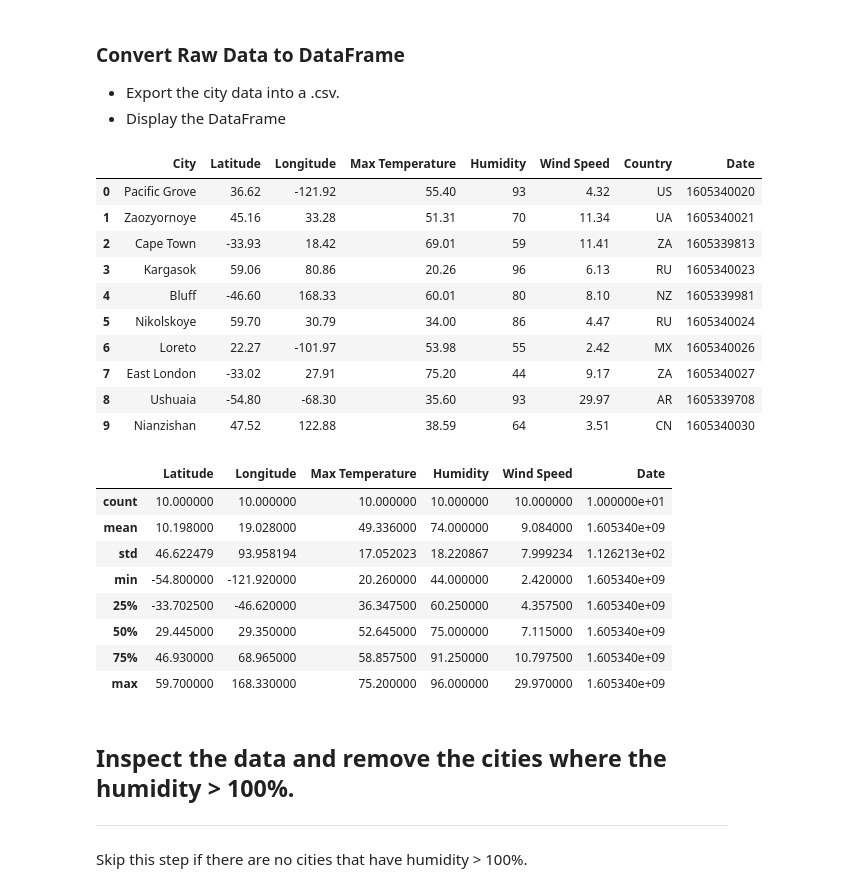
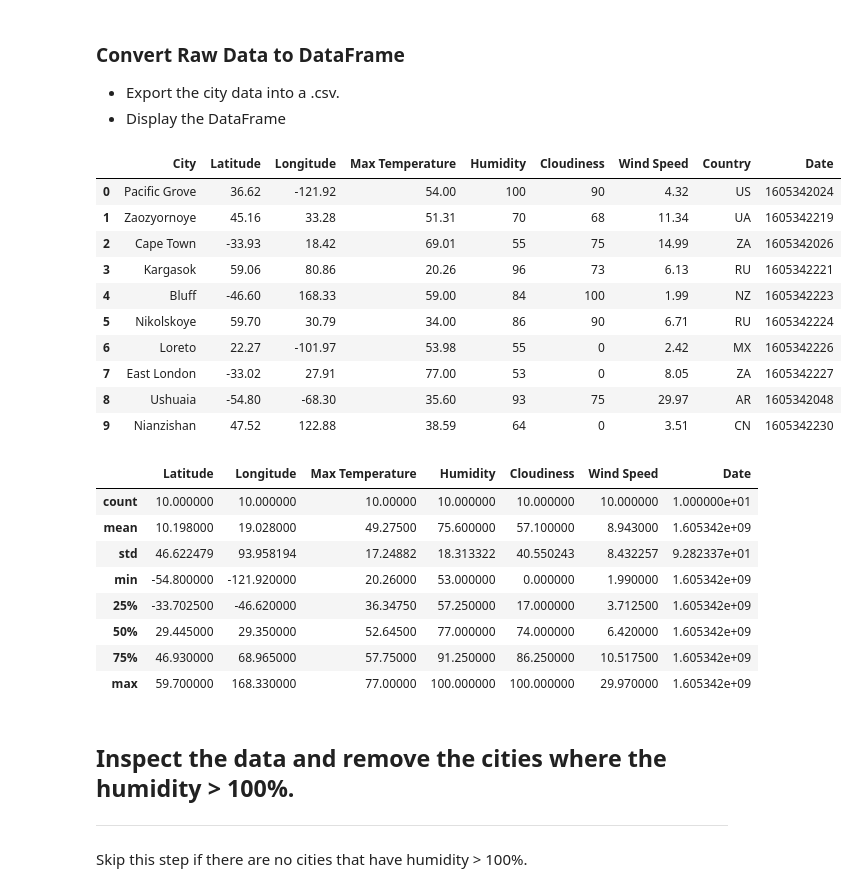
Before and after one commit to Kylmalcolm/Global-Weather-Analysis, a Jupyter notebook: WeatherPy.ipynb, the cells around one changed output. Saved outputs shown, nothing was run; the diff lists cells and outputs as text; code cells hidden in the pictures.

```diff
--- a/WeatherPy.ipynb
+++ b/WeatherPy.ipynb
@@ -56,6 +56,7 @@ lat = []
 lng = []
 max_temp = []
 humidity = []
+clouds = []
 wind_speed = []
 country = []
 date = []
@@ -66,7 +67,7 @@ print("-----------------------------")
 
 for city in cities:
 
-    time.sleep(1.)
+    time.sleep(1.25)
 
     query_url = f"{base_url}{city}&units=imperial&appid={weather_api_key}"
 
@@ -84,6 +85,7 @@ for city in cities:
         lng.append(weather_json["coord"]["lon"])
         max_temp.append(weather_json["main"]["temp_max"])
         humidity.append(weather_json["main"]["humidity"])
+        clouds.append(weather_json["clouds"]["all"])
         wind_speed.append(weather_json["wind"]["speed"])
         country.append(weather_json["sys"]["country"])
         date.append(weather_json["dt"])
@@ -117,37 +119,37 @@ Data Retrieval Complete
 * Display the DataFrame
 # %%
 weather_df = pd.DataFrame({'City':city_name, 'Latitude':lat, 'Longitude': lng, 'Max Temperature': max_temp,
-                          'Humidity':humidity, 'Wind Speed': wind_speed, 'Country':country, "Date":date})
+                          'Humidity':humidity, 'Cloudiness': clouds, 'Wind Speed': wind_speed, 'Country':country, "Date":date})
 
-weather_df[["Humidity"]] = weather_df[["Humidity"]].apply(pd.to_numeric)
+weather_df[["Humidity", "Cloudiness"]] = weather_df[["Humidity", "Cloudiness"]].apply(pd.to_numeric)
 
 weather_df.to_csv(r'C:\Users\kylie\OneDrive\Desktop\uofm-stp-data-pt-09-2020-u-c\02-Homework\06-Python-APIs\python-api-challenge\weather_df.csv')
 
 weather_df
 # %% [output]
-|  | City | Latitude | Longitude | Max Temperature | Humidity | Wind Speed | Country | Date |
-| 0 | Pacific Grove | 36.62 | -121.92 | 55.40 | 93 | 4.32 | US | 1605340020 |
-| 1 | Zaozyornoye | 45.16 | 33.28 | 51.31 | 70 | 11.34 | UA | 1605340021 |
-| 2 | Cape Town | -33.93 | 18.42 | 69.01 | 59 | 11.41 | ZA | 1605339813 |
-| 3 | Kargasok | 59.06 | 80.86 | 20.26 | 96 | 6.13 | RU | 1605340023 |
-| 4 | Bluff | -46.60 | 168.33 | 60.01 | 80 | 8.10 | NZ | 1605339981 |
-| 5 | Nikolskoye | 59.70 | 30.79 | 34.00 | 86 | 4.47 | RU | 1605340024 |
-| 6 | Loreto | 22.27 | -101.97 | 53.98 | 55 | 2.42 | MX | 1605340026 |
-| 7 | East London | -33.02 | 27.91 | 75.20 | 44 | 9.17 | ZA | 1605340027 |
-| 8 | Ushuaia | -54.80 | -68.30 | 35.60 | 93 | 29.97 | AR | 1605339708 |
-| 9 | Nianzishan | 47.52 | 122.88 | 38.59 | 64 | 3.51 | CN | 1605340030 |
+|  | City | Latitude | Longitude | Max Temperature | Humidity | Cloudiness | Wind Speed | Country | Date |
+| 0 | Pacific Grove | 36.62 | -121.92 | 54.00 | 100 | 90 | 4.32 | US | 1605342024 |
+| 1 | Zaozyornoye | 45.16 | 33.28 | 51.31 | 70 | 68 | 11.34 | UA | 1605342219 |
+| 2 | Cape Town | -33.93 | 18.42 | 69.01 | 55 | 75 | 14.99 | ZA | 1605342026 |
+| 3 | Kargasok | 59.06 | 80.86 | 20.26 | 96 | 73 | 6.13 | RU | 1605342221 |
+| 4 | Bluff | -46.60 | 168.33 | 59.00 | 84 | 100 | 1.99 | NZ | 1605342223 |
+| 5 | Nikolskoye | 59.70 | 30.79 | 34.00 | 86 | 90 | 6.71 | RU | 1605342224 |
+| 6 | Loreto | 22.27 | -101.97 | 53.98 | 55 | 0 | 2.42 | MX | 1605342226 |
+| 7 | East London | -33.02 | 27.91 | 77.00 | 53 | 0 | 8.05 | ZA | 1605342227 |
+| 8 | Ushuaia | -54.80 | -68.30 | 35.60 | 93 | 75 | 29.97 | AR | 1605342048 |
+| 9 | Nianzishan | 47.52 | 122.88 | 38.59 | 64 | 0 | 3.51 | CN | 1605342230 |
 # %%
 weather_df.describe()
 # %% [output]
-|  | Latitude | Longitude | Max Temperature | Humidity | Wind Speed | Date |
-| count | 10.000000 | 10.000000 | 10.000000 | 10.000000 | 10.000000 | 1.000000e+01 |
-| mean | 10.198000 | 19.028000 | 49.336000 | 74.000000 | 9.084000 | 1.605340e+09 |
-| std | 46.622479 | 93.958194 | 17.052023 | 18.220867 | 7.999234 | 1.126213e+02 |
-| min | -54.800000 | -121.920000 | 20.260000 | 44.000000 | 2.420000 | 1.605340e+09 |
-| 25% | -33.702500 | -46.620000 | 36.347500 | 60.250000 | 4.357500 | 1.605340e+09 |
-| 50% | 29.445000 | 29.350000 | 52.645000 | 75.000000 | 7.115000 | 1.605340e+09 |
-| 75% | 46.930000 | 68.965000 | 58.857500 | 91.250000 | 10.797500 | 1.605340e+09 |
-| max | 59.700000 | 168.330000 | 75.200000 | 96.000000 | 29.970000 | 1.605340e+09 |
+|  | Latitude | Longitude | Max Temperature | Humidity | Cloudiness | Wind Speed | Date |
+| count | 10.000000 | 10.000000 | 10.00000 | 10.000000 | 10.000000 | 10.000000 | 1.000000e+01 |
+| mean | 10.198000 | 19.028000 | 49.27500 | 75.600000 | 57.100000 | 8.943000 | 1.605342e+09 |
+| std | 46.622479 | 93.958194 | 17.24882 | 18.313322 | 40.550243 | 8.432257 | 9.282337e+01 |
+| min | -54.800000 | -121.920000 | 20.26000 | 53.000000 | 0.000000 | 1.990000 | 1.605342e+09 |
+| 25% | -33.702500 | -46.620000 | 36.34750 | 57.250000 | 17.000000 | 3.712500 | 1.605342e+09 |
+| 50% | 29.445000 | 29.350000 | 52.64500 | 77.000000 | 74.000000 | 6.420000 | 1.605342e+09 |
+| 75% | 46.930000 | 68.965000 | 57.75000 | 91.250000 | 86.250000 | 10.517500 | 1.605342e+09 |
+| max | 59.700000 | 168.330000 | 77.00000 | 100.000000 | 100.000000 | 29.970000 | 1.605342e+09 |
 # %% [markdown]
 ## Inspect the data and remove the cities where the humidity > 100%.
 ----
```
Also changed, not shown: parts of 6 cells of this notebook, 1 other file.
